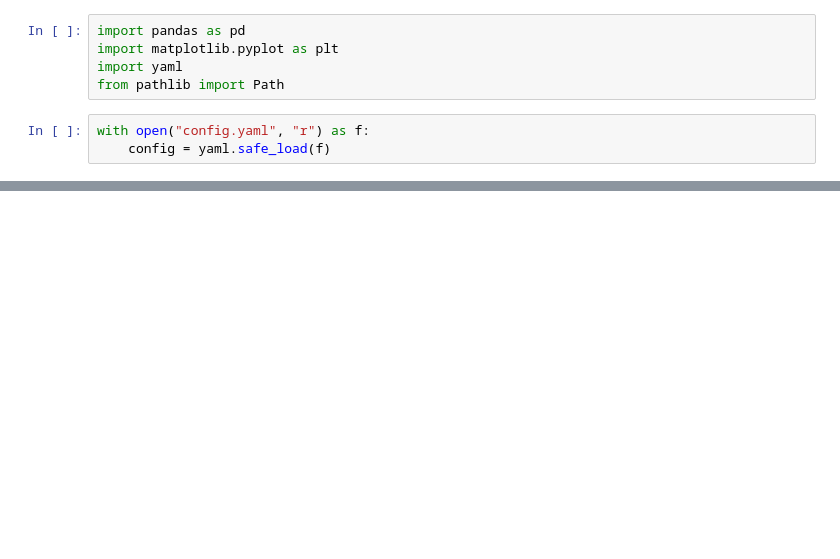
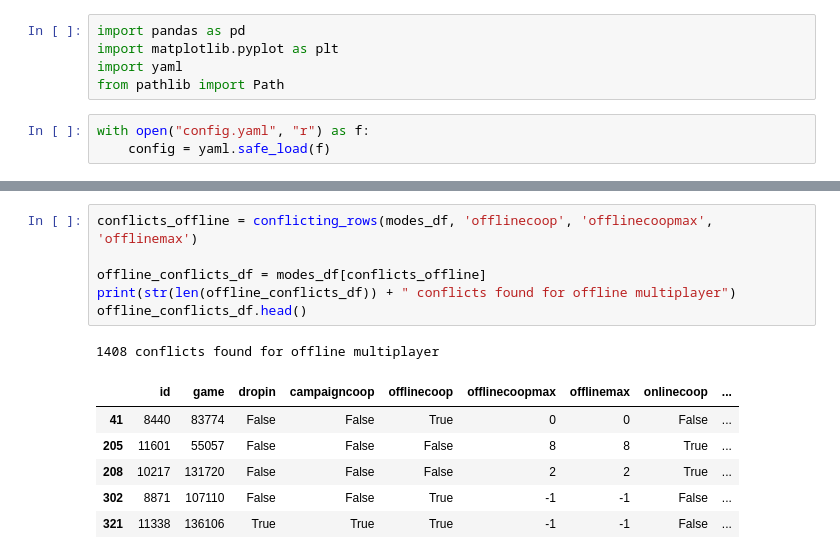
Before and after one commit to ModernNeesh/GotAnyGames, a Jupyter notebook: eda.ipynb, the cells around one changed output, grey strips where cells are left out. Drawn from its saved outputs; the diff is of its cells as text; blank space fills up the shorter version.

```diff
--- a/eda.ipynb
+++ b/eda.ipynb
@@ -78,0 +138,14 @@ Yoshi: ['genres_Strategy', 'platforms_Family Computer', 'platforms_Game Boy', 'p
+# %%
+conflicts_offline = conflicting_rows(modes_df, 'offlinecoop', 'offlinecoopmax', 'offlinemax')
+
+offline_conflicts_df = modes_df[conflicts_offline]
+print(str(len(offline_conflicts_df)) + " conflicts found for offline multiplayer")
+offline_conflicts_df.head()
+# %% [output]
+1408 conflicts found for offline multiplayer
+|  | id | game | dropin | campaigncoop | offlinecoop | offlinecoopmax | offlinemax | onlinecoop | ... |
+| 41 | 8440 | 83774 | False | False | True | 0 | 0 | False | ... |
+| 205 | 11601 | 55057 | False | False | False | 8 | 8 | True | ... |
+| 208 | 10217 | 131720 | False | False | False | 2 | 2 | True | ... |
+| 302 | 8871 | 107110 | False | False | True | -1 | -1 | False | ... |
+| 321 | 11338 | 136106 | True | True | True | -1 | -1 | False | ... |
```
Also changed, not shown: parts of 19 cells of this notebook, 3 other files.
